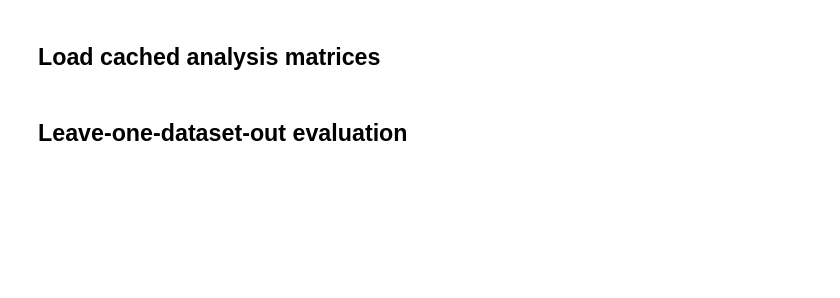
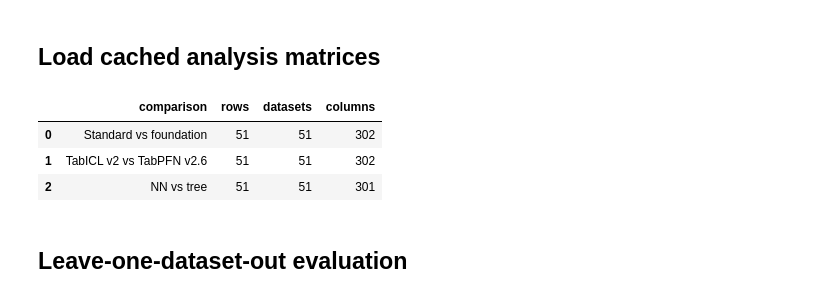
Before and after one commit to m-herre/meta-feature-analysis, a Jupyter notebook: notebooks/08_main_report_predictive_figures.ipynb, the cells around one changed output. Cells and saved outputs as stored; diff of their text form; code cells hidden in the pictures; blank space fills up the shorter version.

```diff
--- a/notebooks/08_main_report_predictive_figures.ipynb
+++ b/notebooks/08_main_report_predictive_figures.ipynb
@@ -107,29 +110,36 @@ print(f"paper_figure_dir: {paper_figure_dir}")
 # %%
 def load_analysis_table(config_dir: str, table_name: str) -> pd.DataFrame:
     path = handoff_root / config_dir / f"{table_name}.pkl"
     if not path.exists():
         raise FileNotFoundError(f"Missing handoff artifact: {path}")
     frame = pd.read_pickle(path).copy()
     if TARGET not in frame.columns:
         raise KeyError(f"{path} does not contain target column {TARGET!r}")
     if UNIT_COLUMN not in frame.columns:
         raise KeyError(f"{path} does not contain unit column {UNIT_COLUMN!r}")
     return frame
 
 
 analysis_tables = {}
 for spec in MAIN_COMPARISONS:
-    analysis_tables[spec["label"]] = load_analysis_table(spec["config_dir"], ANALYSIS_TABLE)
+    analysis_tables[spec["label"]] = load_analysis_table(
+        spec["config_dir"], ANALYSIS_TABLE
+    )
 
 pd.DataFrame(
     {
         "comparison": label,
         "rows": len(frame),
         "datasets": frame[UNIT_COLUMN].nunique(),
         "columns": frame.shape[1],
     }
     for label, frame in analysis_tables.items()
 )
+# %% [output]
+|  | comparison | rows | datasets | columns |
+| 0 | Standard vs foundation | 51 | 51 | 302 |
+| 1 | TabICL v2 vs TabPFN v2.6 | 51 | 51 | 302 |
+| 2 | NN vs tree | 51 | 51 | 301 |
 # %% [markdown]
 ## Leave-one-dataset-out evaluation
 # %%
```
Also changed, not shown: parts of 4 cells of this notebook.
